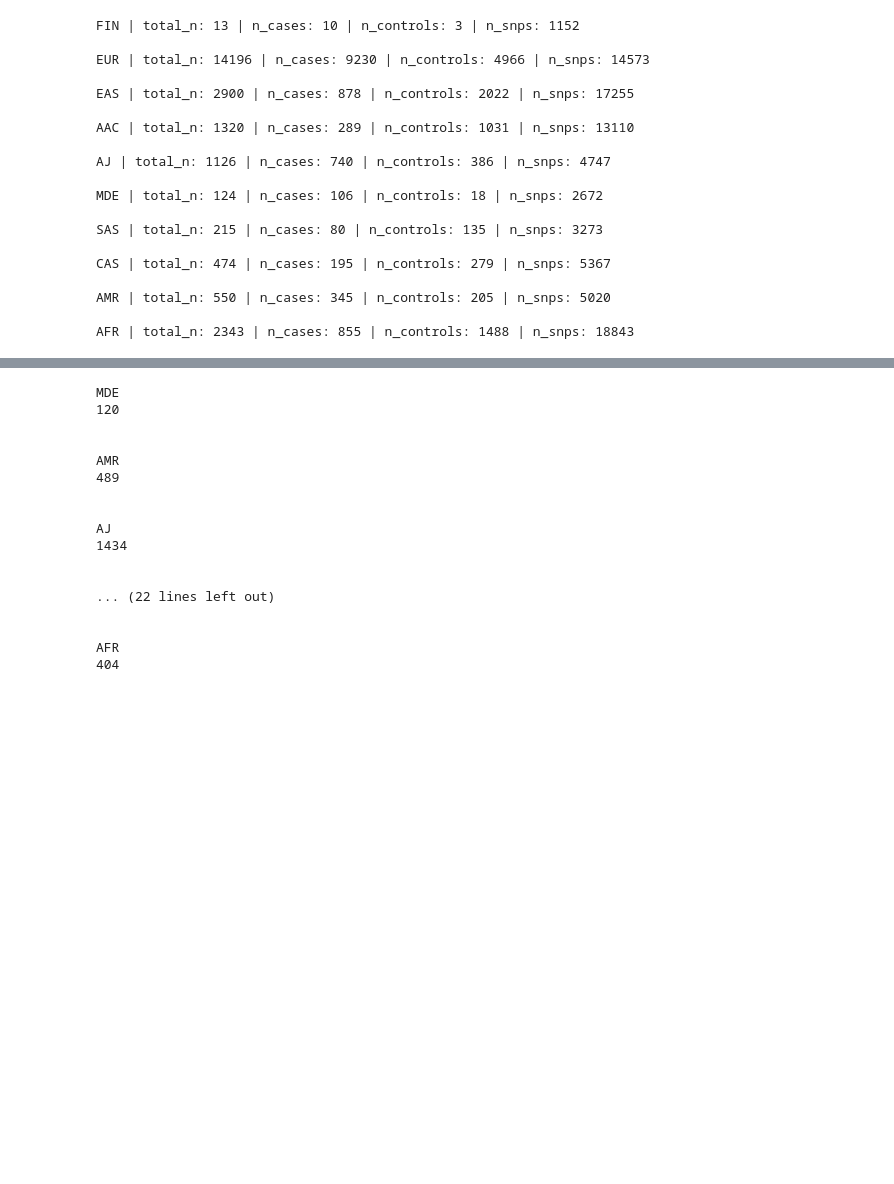
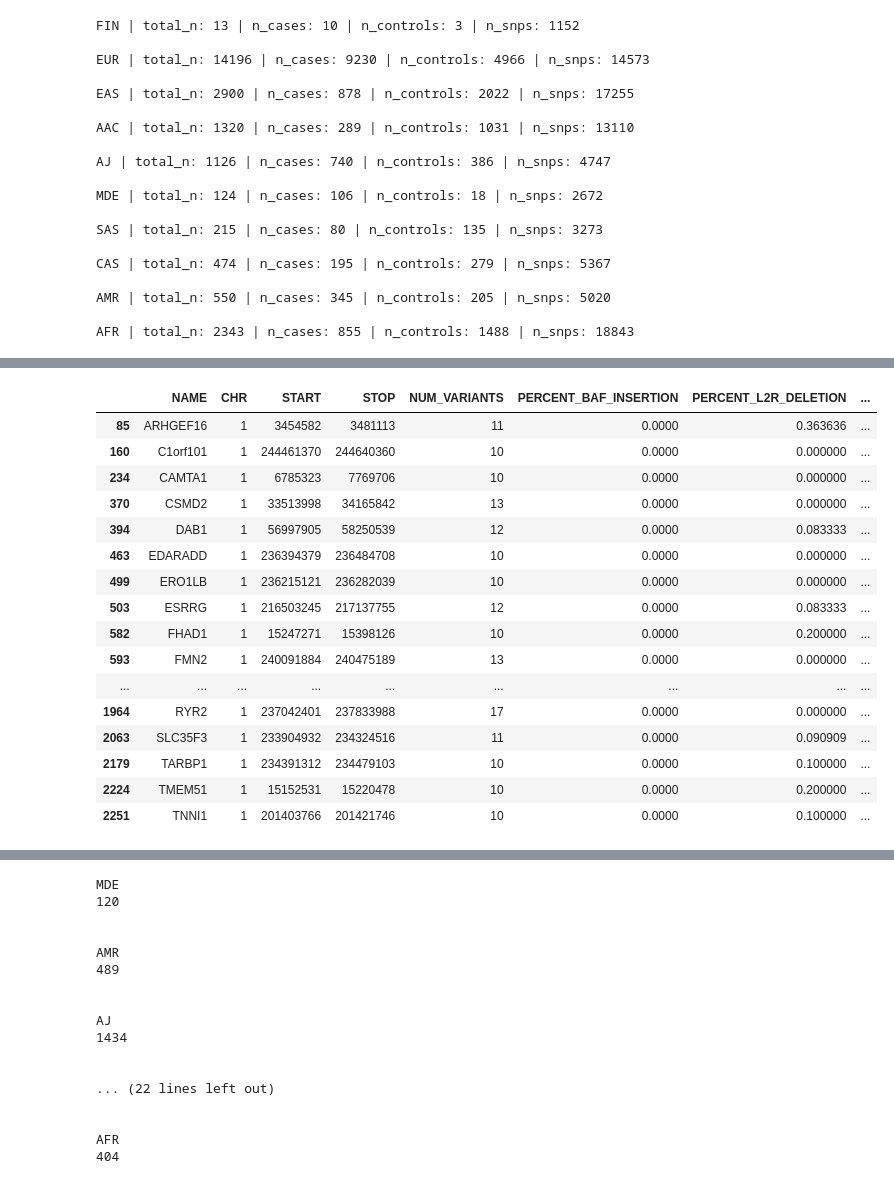
Before and after one commit to dvitale199/CNVs, a Jupyter notebook: GP2_CNVs.ipynb, the cells around one changed output, grey strips where cells are left out. Cells and saved outputs as stored; diff of their text form; code cells hidden in the pictures; blank space fills up the shorter version.

```diff
--- a/GP2_CNVs.ipynb
+++ b/GP2_CNVs.ipynb
@@ -319,0 +419,39 @@ f.close()
+# %%
+kb_window=250
+min_variants = 10
+min_gentrain = 0.2
+
+metrics_df = pd.read_parquet('/data/GP2/raw_genotypes/snp_metrics/206677820008/snp_metrics_206677820008_R01C01_chr1.parquet')
+bim = pd.read_csv('/data/GP2/raw_genotypes/cnvs/release5/genotypes/GP2_round5_APRIL_2023_EUR_clean.bim', sep='\s+', header=None, names=['chr','id','cm','bp','a1','a2'], usecols=['id'])
+intervals_df = pd.read_csv('/data/GP2/utils/ref_dir/glist_hg38_chr1.csv', dtype={'CHR':str})
+sample_df = metrics_df.loc[(metrics_df.snpID.isin(bim.id)) & (metrics_df.GenTrain_Score>=min_gentrain)]
+
+# Merge the dataframes
+sample_df = sample_df.merge(intervals_df, left_on='chromosome', right_on='CHR', suffixes=('', '_interval'))
+
+# Calculate start and stop plus window
+sample_df['START_PLUS_WINDOW'] = sample_df['START'] - kb_window * 1000
+sample_df['STOP_PLUS_WINDOW'] = sample_df['STOP'] + kb_window * 1000
+
+# Filter the data
+sample_df = sample_df[(sample_df['position'] >= sample_df['START_PLUS_WINDOW']) & (sample_df['position'] <= sample_df['STOP_PLUS_WINDOW'])]
+
+
+
+# Calculate new columns
+sample_df['BAF_insertion'] = ((sample_df['BAlleleFreq'].between(0.65, 0.85, inclusive='neither')) | (sample_df['BAlleleFreq'].between(0.15, 0.35, inclusive='neither'))).astype(int)
+sample_df['L2R_deletion'] = (sample_df['LogRRatio'] < -0.2).astype(int)
+sample_df['L2R_insertion'] = (sample_df['LogRRatio'] > 0.2).astype(int)
+
+# Group by interval and calculate the mean
+results = sample_df.groupby(['NAME', 'CHR', 'START', 'STOP']).agg(
+    NUM_VARIANTS=('position', 'count'),
+    PERCENT_BAF_INSERTION=('BAF_insertion', 'mean'),
+    PERCENT_L2R_DELETION=('L2R_deletion', 'mean'),
+    PERCENT_L2R_INSERTION=('L2R_insertion', 'mean')
+).reset_index()
+
+
+
+# Filter out intervals with less than min_variants
+results = results[results['NUM_VARIANTS'] >= min_variants]
@@ -319,0 +520,22 @@ f.close()
+# %%
+# Compute the final result and convert it to a Pandas DataFrame
+test_results = results.compute()
+test_results
+# %% [output]
+|  | NAME | CHR | START | STOP | NUM_VARIANTS | PERCENT_BAF_INSERTION | PERCENT_L2R_DELETION | ... |
+| 85 | ARHGEF16 | 1 | 3454582 | 3481113 | 11 | 0.0000 | 0.363636 | ... |
+| 160 | C1orf101 | 1 | 244461370 | 244640360 | 10 | 0.0000 | 0.000000 | ... |
+| 234 | CAMTA1 | 1 | 6785323 | 7769706 | 10 | 0.0000 | 0.000000 | ... |
+| 370 | CSMD2 | 1 | 33513998 | 34165842 | 13 | 0.0000 | 0.000000 | ... |
+| 394 | DAB1 | 1 | 56997905 | 58250539 | 12 | 0.0000 | 0.083333 | ... |
+| 463 | EDARADD | 1 | 236394379 | 236484708 | 10 | 0.0000 | 0.000000 | ... |
+| 499 | ERO1LB | 1 | 236215121 | 236282039 | 10 | 0.0000 | 0.000000 | ... |
+| 503 | ESRRG | 1 | 216503245 | 217137755 | 12 | 0.0000 | 0.083333 | ... |
+| 582 | FHAD1 | 1 | 15247271 | 15398126 | 10 | 0.0000 | 0.200000 | ... |
+| 593 | FMN2 | 1 | 240091884 | 240475189 | 13 | 0.0000 | 0.000000 | ... |
+| ... | ... | ... | ... | ... | ... | ... | ... | ... |
+| 1964 | RYR2 | 1 | 237042401 | 237833988 | 17 | 0.0000 | 0.000000 | ... |
+| 2063 | SLC35F3 | 1 | 233904932 | 234324516 | 11 | 0.0000 | 0.090909 | ... |
+| 2179 | TARBP1 | 1 | 234391312 | 234479103 | 10 | 0.0000 | 0.100000 | ... |
+| 2224 | TMEM51 | 1 | 15152531 | 15220478 | 10 | 0.0000 | 0.200000 | ... |
+| 2251 | TNNI1 | 1 | 201403766 | 201421746 | 10 | 0.0000 | 0.100000 | ... |
```
Also changed, not shown: parts of 16 cells of this notebook, 1 other file.
